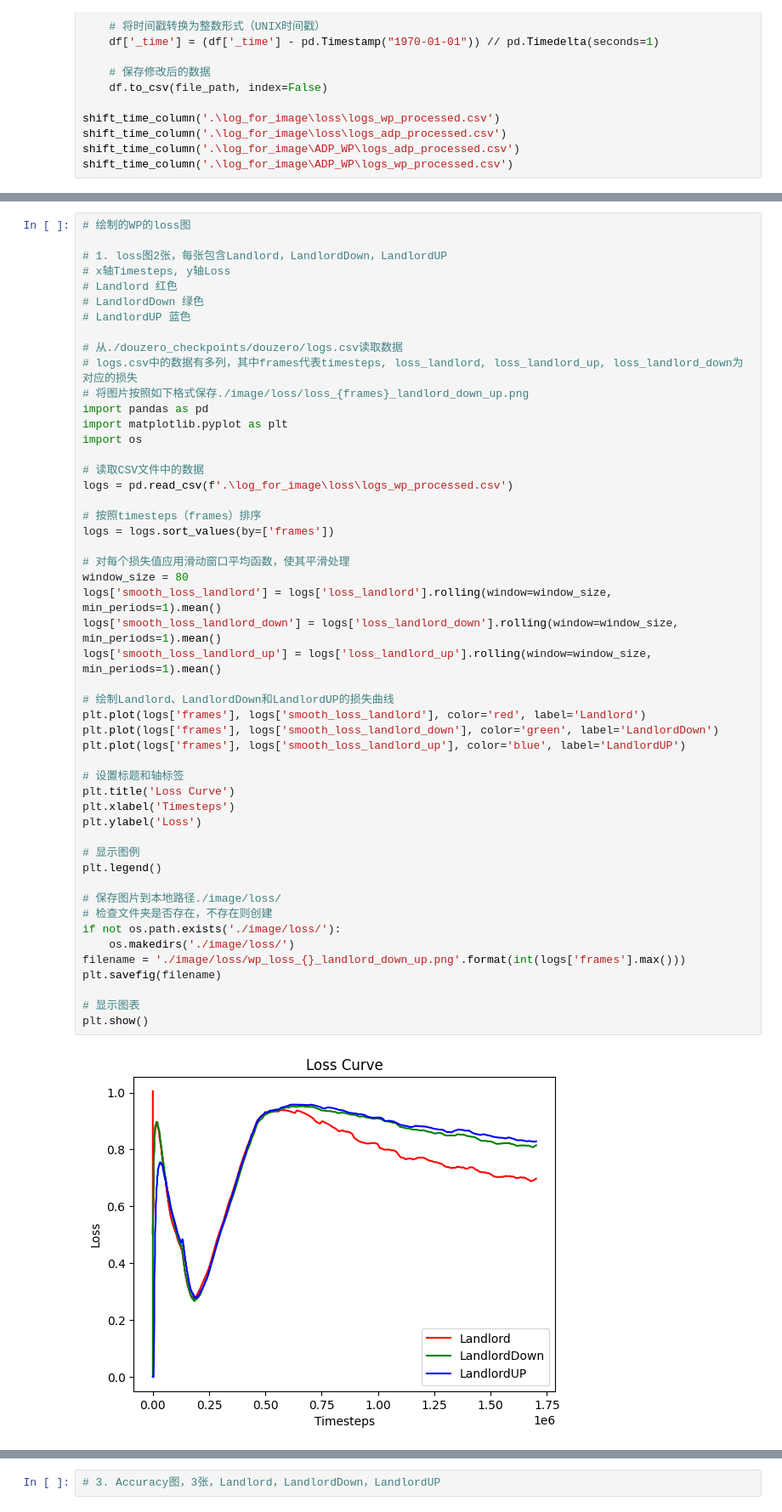
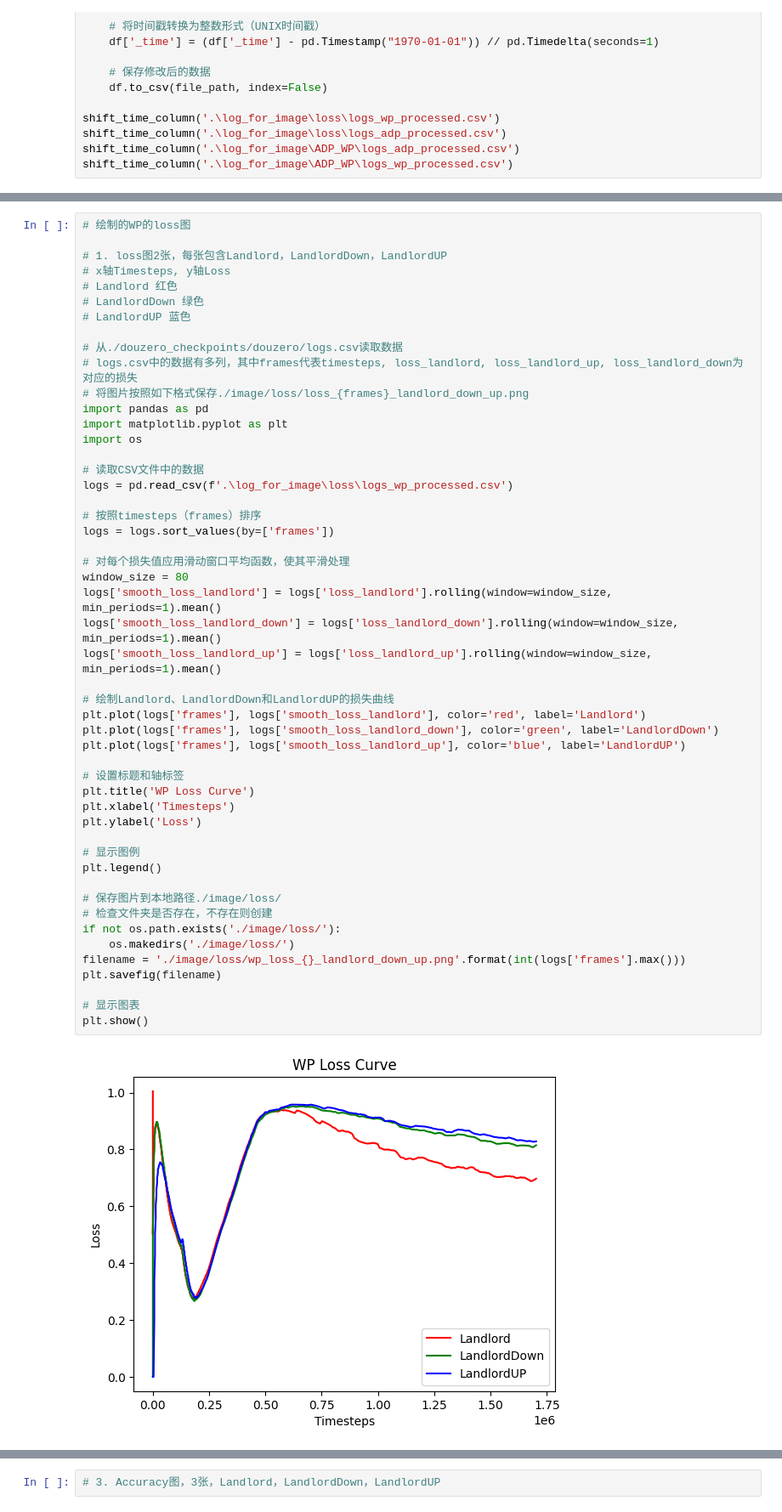
Before and after one commit to zh4men9/DouZero2, a Jupyter notebook: plot_picture.ipynb, the cells around one changed output, grey strips where cells are left out. Shown at 85% size. Cells and saved outputs as stored; diff of their text form.

```diff
--- a/plot_picture.ipynb
+++ b/plot_picture.ipynb
@@ -226,35 +263,35 @@ logs = pd.read_csv(f'.\log_for_image\loss\logs_wp_processed.csv')
 logs = logs.sort_values(by=['frames'])
 
 # 对每个损失值应用滑动窗口平均函数，使其平滑处理
 window_size = 80
 logs['smooth_loss_landlord'] = logs['loss_landlord'].rolling(window=window_size, min_periods=1).mean()
 logs['smooth_loss_landlord_down'] = logs['loss_landlord_down'].rolling(window=window_size, min_periods=1).mean()
 logs['smooth_loss_landlord_up'] = logs['loss_landlord_up'].rolling(window=window_size, min_periods=1).mean()
 
 # 绘制Landlord、LandlordDown和LandlordUP的损失曲线
 plt.plot(logs['frames'], logs['smooth_loss_landlord'], color='red', label='Landlord')
 plt.plot(logs['frames'], logs['smooth_loss_landlord_down'], color='green', label='LandlordDown')
 plt.plot(logs['frames'], logs['smooth_loss_landlord_up'], color='blue', label='LandlordUP')
 
 # 设置标题和轴标签
-plt.title('Loss Curve')
+plt.title('WP Loss Curve')
 plt.xlabel('Timesteps')
 plt.ylabel('Loss')
 
 # 显示图例
 plt.legend()
 
 # 保存图片到本地路径./image/loss/
 # 检查文件夹是否存在，不存在则创建
 if not os.path.exists('./image/loss/'):
     os.makedirs('./image/loss/')
 filename = './image/loss/wp_loss_{}_landlord_down_up.png'.format(int(logs['frames'].max()))
 plt.savefig(filename)
 
 # 显示图表
 plt.show()
 # %% [output]
-[figure, old version]
+[figure, new version]
 # %%
 # WP的loss图
 import pandas as pd
```
Also changed, not shown: parts of 7 cells of this notebook, 8 other files.
